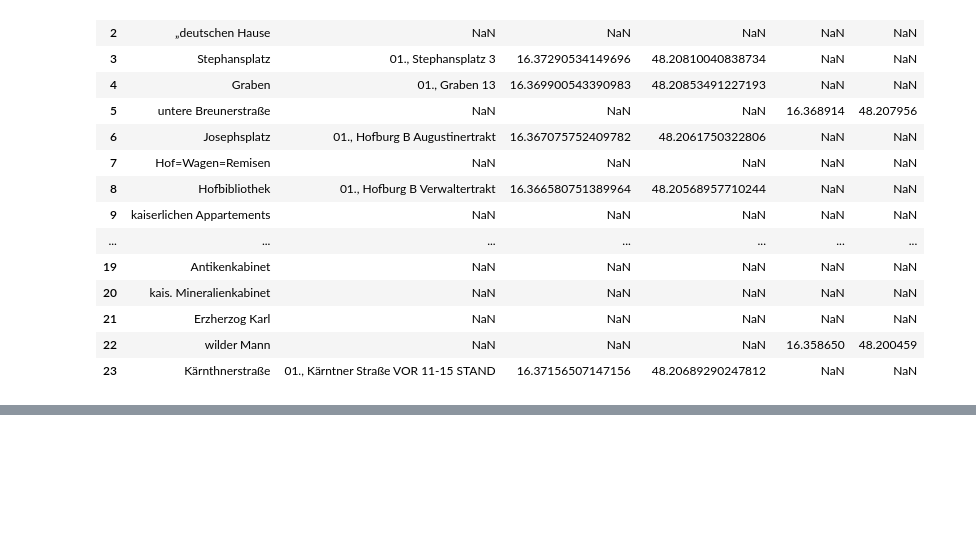
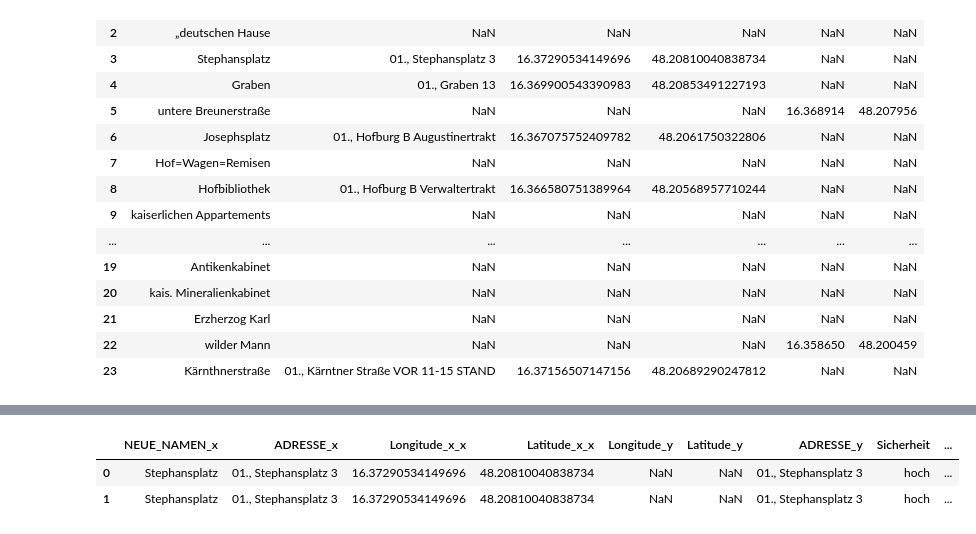
Before and after one commit to Sarah-lab-13/DataScienceProject, a Jupyter notebook: Scripte/Route_Freitag.ipynb, the cells around one changed output, grey strips where cells are left out. Cells and saved outputs as stored; diff of their text form; code cells hidden in the pictures; blank space fills up the shorter version.

```diff
--- a/Scripte/Route_Freitag.ipynb
+++ b/Scripte/Route_Freitag.ipynb
@@ -149,0 +156,6 @@ ValueError: not enough values to unpack (expected 4, got 3)
+# %%
+matches_mon
+# %% [output]
+|  | NEUE_NAMEN_x | ADRESSE_x | Longitude_x_x | Latitude_x_x | Longitude_y | Latitude_y | ADRESSE_y | Sicherheit | ... |
+| 0 | Stephansplatz | 01., Stephansplatz 3 | 16.37290534149696 | 48.20810040838734 | NaN | NaN | 01., Stephansplatz 3 | hoch | ... |
+| 1 | Stephansplatz | 01., Stephansplatz 3 | 16.37290534149696 | 48.20810040838734 | NaN | NaN | 01., Stephansplatz 3 | hoch | ... |
```
Also changed, not shown: parts of 6 cells of this notebook, 7 other files.
